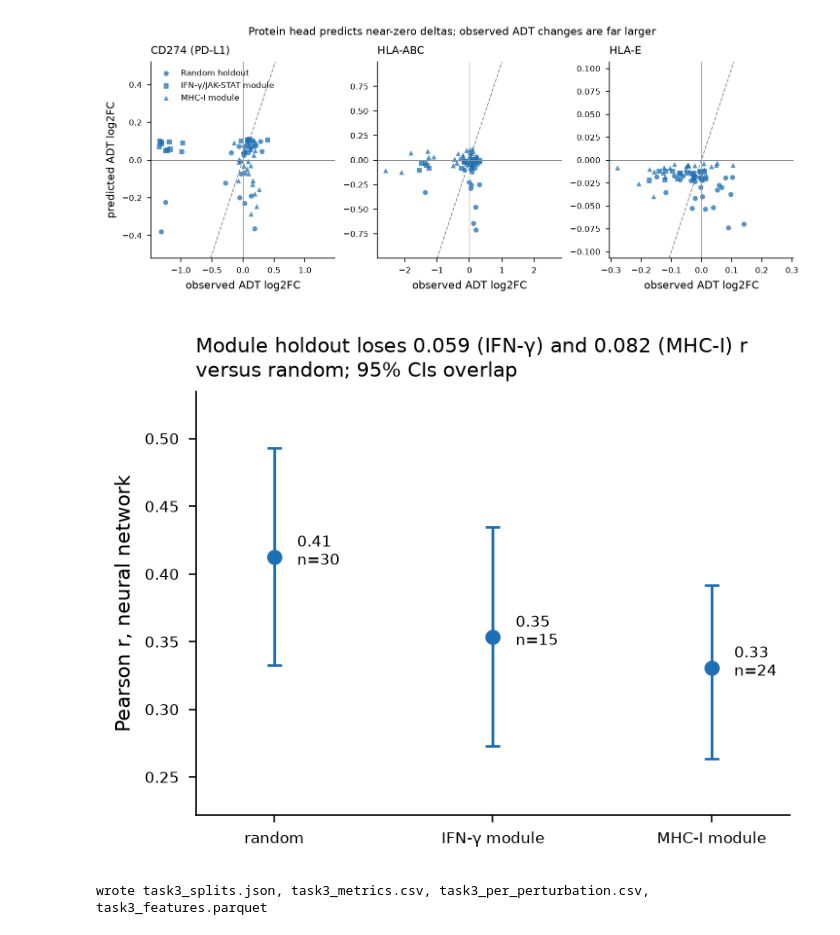
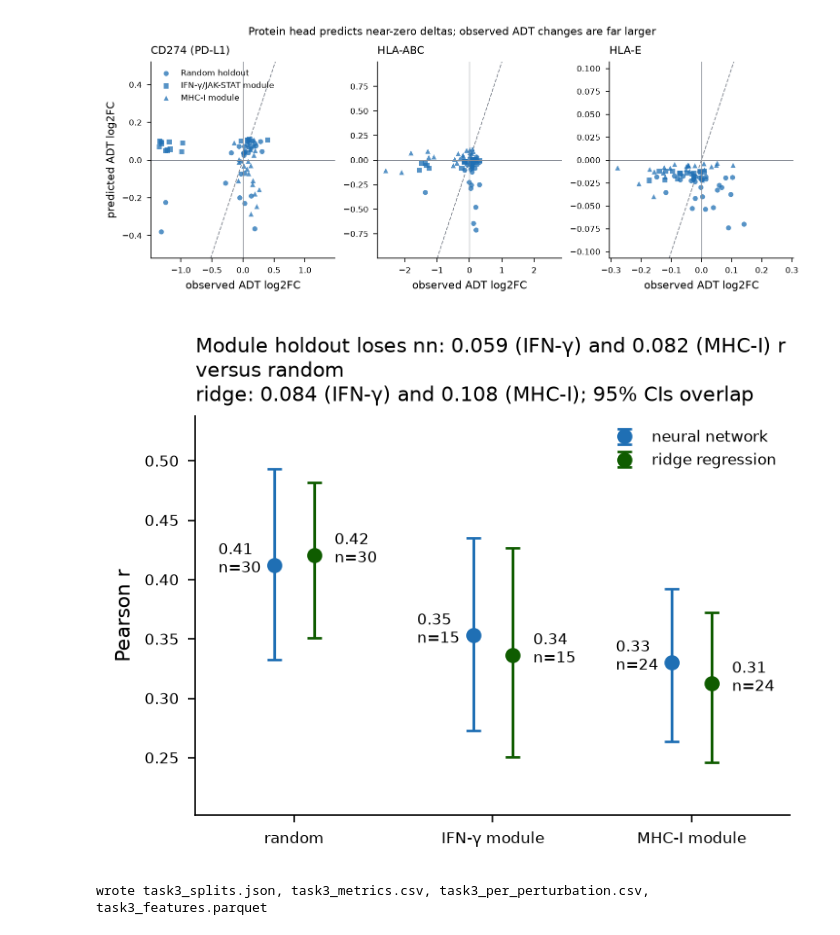
Before and after one commit to leventetn/SingleCellCourse_TA-LTN, a Jupyter notebook: notebooks/task3_perturbation_prediction.ipynb, the cells around one changed output. Cells and saved outputs as stored; diff of their text form; code cells hidden in the pictures.

Commit message:
Update figure

```diff
--- a/notebooks/task3_perturbation_prediction.ipynb
+++ b/notebooks/task3_perturbation_prediction.ipynb
@@ -573,21 +573,32 @@ fig.savefig(FIGURES / 'task3_adt_head.png', dpi=300)
 # %%
 md_nn = (metrics_df[(metrics_df['metric'] == 'rna_pearson_r') &
                     (metrics_df['boot_over'] == 'perturbation_rows') &
                     (metrics_df['model'] == 'nn')].set_index('split').reindex(SPL))
+md_ridge = (metrics_df[(metrics_df['metric'] == 'rna_pearson_r') &
+                    (metrics_df['boot_over'] == 'perturbation_rows') &
+                    (metrics_df['model'] == 'ridge')].set_index('split').reindex(SPL))
 fig, ax = plt.subplots(figsize=(3.8, 2.9), constrained_layout=True)
 xs = np.arange(3)
-ax.errorbar(xs, md_nn['mean'], yerr=[md_nn['mean'] - md_nn['ci_lo'], md_nn['ci_hi'] - md_nn['mean']],
-            fmt='o', ms=5, lw=0, elinewidth=1.1, capsize=3, color=COL['nn'])
+ax.errorbar(xs-0.1, md_nn['mean'], yerr=[md_nn['mean'] - md_nn['ci_lo'], md_nn['ci_hi'] - md_nn['mean']],
+            fmt='o', ms=5, lw=0, elinewidth=1.1, capsize=3, color=COL['nn'], label=LAB['nn'])
+ax.errorbar(xs+0.1, md_ridge['mean'], yerr=[md_ridge['mean'] - md_ridge['ci_lo'],
+                                        md_ridge['ci_hi'] - md_ridge['mean']],
+            fmt='o', ms=5, lw=0, elinewidth=1.1, capsize=3, color=COL['ridge'], label=LAB['ridge'])
 for x, (m, n) in enumerate(zip(md_nn['mean'], md_nn['n'])):
-    ax.annotate(f'{m:.2f}\nn={int(n)}', (x, m), textcoords='offset points', xytext=(9, -3), fontsize=6)
+    ax.annotate(f'{m:.2f}\nn={int(n)}', (x, m), textcoords='offset points', xytext=(-30, -3), fontsize=6)
+for x, (m, n) in enumerate(zip(md_ridge['mean'], md_ridge['n'])):
+    ax.annotate(f'{m:.2f}\nn={int(n)}', (x, m), textcoords='offset points', xytext=(16, -3), fontsize=6)
 ax.set_xticks(xs); ax.set_xticklabels(['random', 'IFN-γ module', 'MHC-I module'])
-ax.set_ylabel('Pearson r, neural network'); ax.margins(0.18)
+ax.set_ylabel('Pearson r'); ax.margins(0.18)
+ax.legend(frameon=False, fontsize=6, loc='upper right')
 gap_i = md_nn.loc['random', 'mean'] - md_nn.loc['module_IFNG_JAK_STAT', 'mean']
 gap_m = md_nn.loc['random', 'mean'] - md_nn.loc['module_MHC_I', 'mean']
-ax.set_title(f'Module holdout loses {gap_i:.3f} (IFN-γ) and {gap_m:.3f} (MHC-I) r\nversus random; 95% CIs overlap', fontsize=8)
+gap_i_ridge = md_ridge.loc['random', 'mean'] - md_ridge.loc['module_IFNG_JAK_STAT', 'mean']
+gap_m_ridge = md_ridge.loc['random', 'mean'] - md_ridge.loc['module_MHC_I', 'mean']
+ax.set_title(f'Module holdout loses nn: {gap_i:.3f} (IFN-γ) and {gap_m:.3f} (MHC-I) r\nversus random \nridge: {gap_i_ridge:.3f} (IFN-γ) and {gap_m_ridge:.3f} (MHC-I); 95% CIs overlap', fontsize=8)
 fig.savefig(FIGURES / 'task3_holdout_gap.png', dpi=300)
 # %% [output]
-[figure, old version]
+[figure, new version]
 # %%
 splits_out = {
     'selection': {'n': 50, 'perturbations': SEL50,
```
